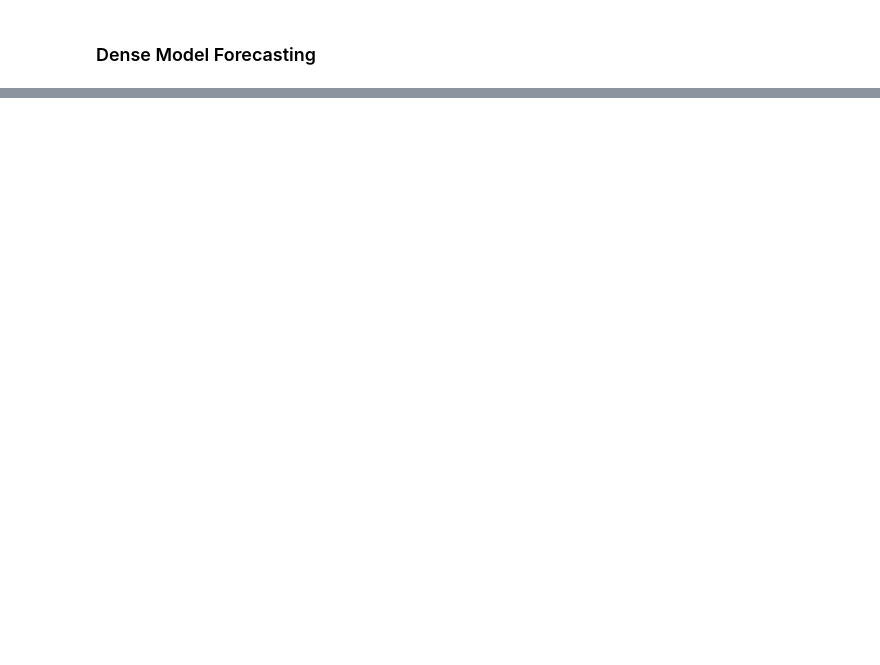
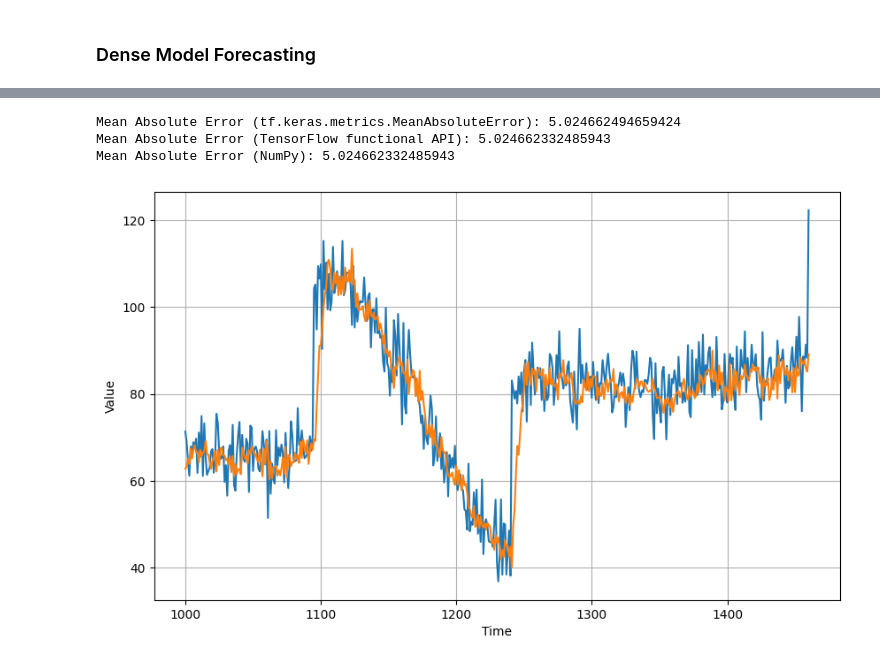
Before and after one commit to yjchen9596/tensorflow-for-deep-learning, a Jupyter notebook: l08c05_forecasting_with_machine_learning.ipynb, the cells around one changed output, grey strips where cells are left out. Cells and saved outputs as stored; diff of their text form; code cells hidden in the pictures; blank space fills up the shorter version.

```diff
--- a/l08c05_forecasting_with_machine_learning.ipynb
+++ b/l08c05_forecasting_with_machine_learning.ipynb
@@ -240,7 +339,7 @@ model = keras.models.Sequential([
   keras.layers.Dense(1)
 ])
 
-optimizer = keras.optimizers.SGD(lr=1e-5, momentum=0.9)
+optimizer = keras.optimizers.SGD(learning_rate=1e-5, momentum=0.9)
 model.compile(loss=keras.losses.Huber(),
               optimizer=optimizer,
               metrics=["mae"])
@@ -261,0 +382,32 @@ keras.metrics.mean_absolute_error(x_valid, dense_forecast).numpy()
+# %%
+import tensorflow as tf
+import numpy as np
+import matplotlib.pyplot as plt
+
+# Assuming the previous code to define x_valid and dense_forecast has been executed.
+
+# Option 1: Using tf.keras.metrics.MeanAbsoluteError class
+# Instantiate the metric class and update it with the data.
+mae_metric = tf.keras.metrics.MeanAbsoluteError()
+mae_metric.update_state(x_valid, dense_forecast)
+mae_value_metric = mae_metric.result().numpy()
+print(f"Mean Absolute Error (tf.keras.metrics.MeanAbsoluteError): {mae_value_metric}")
+
+# Option 2: Using TensorFlow functional API (as demonstrated previously in the notebook)
+mae_value_tf = tf.reduce_mean(tf.abs(x_valid - dense_forecast)).numpy()
+print(f"Mean Absolute Error (TensorFlow functional API): {mae_value_tf}")
+
+# Option 3: Using NumPy (as demonstrated previously in the notebook)
+mae_value_numpy = np.mean(np.abs(x_valid - dense_forecast))
+print(f"Mean Absolute Error (NumPy): {mae_value_numpy}")
+
+# The rest of the code for plotting can remain the same
+plt.figure(figsize=(10, 6))
+plot_series(time_valid, x_valid)
+plot_series(time_valid, dense_forecast)
+plt.show()
+# %% [output]
+Mean Absolute Error (tf.keras.metrics.MeanAbsoluteError): 5.024662494659424
+Mean Absolute Error (TensorFlow functional API): 5.024662332485943
+Mean Absolute Error (NumPy): 5.024662332485943
+[figure, added]
```
Also changed, not shown: parts of 15 cells of this notebook.
